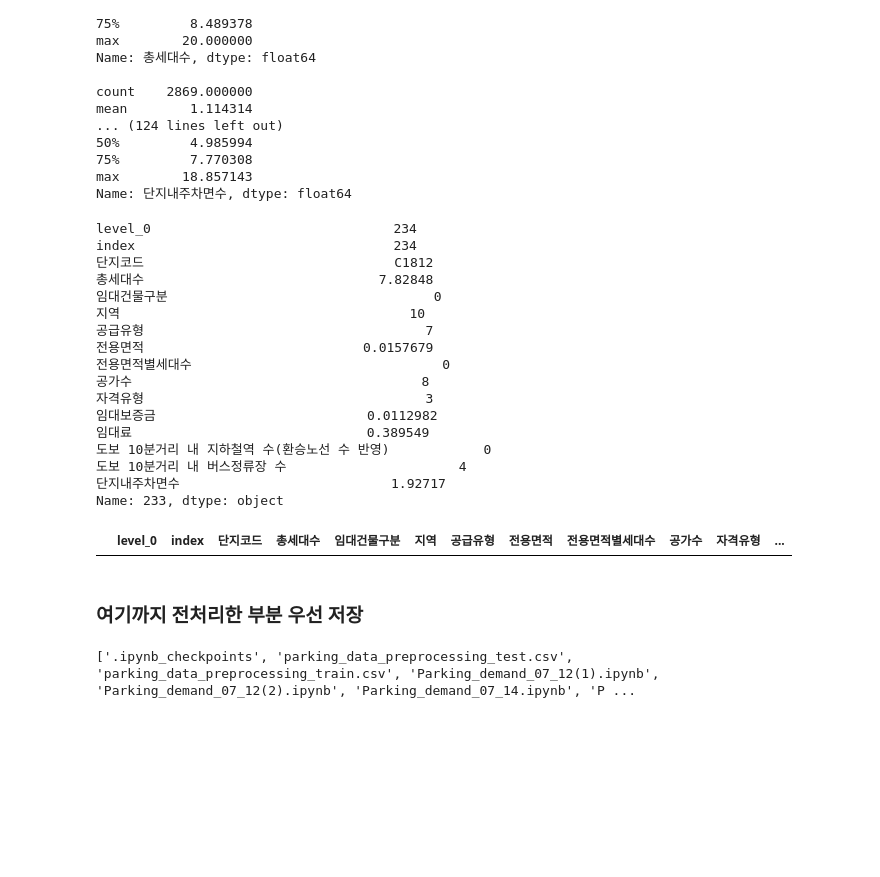
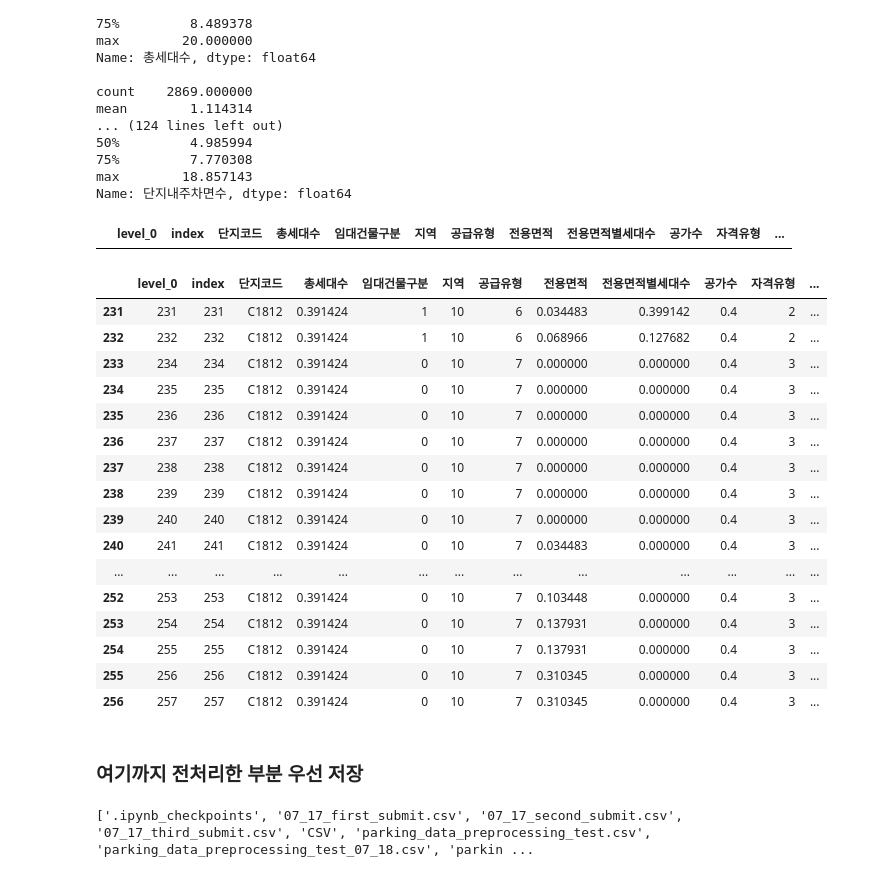
Before and after one commit to yejun-lee/DACON, a Jupyter notebook: Parking_demand/Parking_demand_07_16.ipynb, the cells around one changed output. Saved outputs shown, nothing was run; the diff lists cells and outputs as text; code cells hidden in the pictures; blank space fills up the shorter version.

```diff
--- a/Parking_demand/Parking_demand_07_16.ipynb
+++ b/Parking_demand/Parking_demand_07_16.ipynb
@@ -692,0 +908,8 @@ pd.set_option('display.max_rows', 30)
+# %%
+train1.loc[train1['임대건물구분']=='아파트', '건물_아파트'] = 1
+train1.loc[train1['임대건물구분']=='상가', '건물_아파트'] = 0
+
+train1.loc[train1['임대건물구분']=='아파트', '건물_상가'] = 0
+train1.loc[train1['임대건물구분']=='상가', '건물_상가'] = 1
+
+train1
@@ -692,0 +930,8 @@ pd.set_option('display.max_rows', 30)
+# %%
+test1.loc[test1['임대건물구분']=='아파트', '건물_아파트'] = 1
+test1.loc[test1['임대건물구분']=='상가', '건물_아파트'] = 0
+
+test1.loc[test1['임대건물구분']=='아파트', '건물_상가'] = 0
+test1.loc[test1['임대건물구분']=='상가', '건물_상가'] = 1
+
+test1
@@ -883,8 +1161,9 @@ Name: 단지내주차면수, dtype: float64
 # %%
 from sklearn.preprocessing import MinMaxScaler
 
-scal = ['총세대수', '전용면적', '전용면적별세대수', '공가수', '임대보증금', '임대료', '단지내주차면수']
-scaler = MinMaxScaler(feature_range=(0, 20))   # 0 ~ 20 사이로 정규화
+scal = ['총세대수', '전용면적', '전용면적별세대수', '공가수', '임대보증금', '임대료',
+        '단지내주차면수', '분양완료', '도보 10분거리 내 지하철역 수(환승노선 수 반영)', '도보 10분거리 내 버스정류장 수']
+scaler = MinMaxScaler(feature_range=(0, 1))   # 0 ~ 20 사이로 정규화
 
 for one in scal:
     scale_train = train1[one].values.reshape(-1, 1)
@@ -923,37 +1202,37 @@ max        18.857143
 Name: 단지내주차면수, dtype: float64
 # %%
 ## 전용면적이 (-)인 곳이 있네? 삭제
-test1 = test1.loc[test1['전용면적']>0, :].reset_index()
-test1.iloc[233]
+test1 = test1.loc[test1['임대보증금']>0, :].reset_index()
+test1.loc[test1['임대보증금']<0, :]
 # %% [output]
-level_0                               234
-index                                 234
-단지코드                                C1812
-총세대수                              7.82848
-임대건물구분                                  0
-지역                                     10
-공급유형                                    7
-전용면적                            0.0157679
-전용면적별세대수                                0
-공가수                                     8
-자격유형                                    3
-임대보증금                           0.0112982
-임대료                              0.389549
-도보 10분거리 내 지하철역 수(환승노선 수 반영)            0
-도보 10분거리 내 버스정류장 수                      4
-단지내주차면수                           1.92717
-Name: 233, dtype: object
+|  | level_0 | index | 단지코드 | 총세대수 | 임대건물구분 | 지역 | 공급유형 | 전용면적 | 전용면적별세대수 | 공가수 | 자격유형 | ... |
 # %%
-test1.loc[test1['전용면적']<0, :]
+test1.loc[test1['단지코드']=='C1812', :]
 # %% [output]
 |  | level_0 | index | 단지코드 | 총세대수 | 임대건물구분 | 지역 | 공급유형 | 전용면적 | 전용면적별세대수 | 공가수 | 자격유형 | ... |
+| 231 | 231 | 231 | C1812 | 0.391424 | 1 | 10 | 6 | 0.034483 | 0.399142 | 0.4 | 2 | ... |
+| 232 | 232 | 232 | C1812 | 0.391424 | 1 | 10 | 6 | 0.068966 | 0.127682 | 0.4 | 2 | ... |
+| 233 | 234 | 234 | C1812 | 0.391424 | 0 | 10 | 7 | 0.000000 | 0.000000 | 0.4 | 3 | ... |
+| 234 | 235 | 235 | C1812 | 0.391424 | 0 | 10 | 7 | 0.000000 | 0.000000 | 0.4 | 3 | ... |
+| 235 | 236 | 236 | C1812 | 0.391424 | 0 | 10 | 7 | 0.000000 | 0.000000 | 0.4 | 3 | ... |
+| 236 | 237 | 237 | C1812 | 0.391424 | 0 | 10 | 7 | 0.000000 | 0.000000 | 0.4 | 3 | ... |
+| 237 | 238 | 238 | C1812 | 0.391424 | 0 | 10 | 7 | 0.000000 | 0.000000 | 0.4 | 3 | ... |
+| 238 | 239 | 239 | C1812 | 0.391424 | 0 | 10 | 7 | 0.000000 | 0.000000 | 0.4 | 3 | ... |
+| 239 | 240 | 240 | C1812 | 0.391424 | 0 | 10 | 7 | 0.000000 | 0.000000 | 0.4 | 3 | ... |
+| 240 | 241 | 241 | C1812 | 0.391424 | 0 | 10 | 7 | 0.034483 | 0.000000 | 0.4 | 3 | ... |
+| ... | ... | ... | ... | ... | ... | ... | ... | ... | ... | ... | ... | ... |
+| 252 | 253 | 253 | C1812 | 0.391424 | 0 | 10 | 7 | 0.103448 | 0.000000 | 0.4 | 3 | ... |
+| 253 | 254 | 254 | C1812 | 0.391424 | 0 | 10 | 7 | 0.137931 | 0.000000 | 0.4 | 3 | ... |
+| 254 | 255 | 255 | C1812 | 0.391424 | 0 | 10 | 7 | 0.137931 | 0.000000 | 0.4 | 3 | ... |
+| 255 | 256 | 256 | C1812 | 0.391424 | 0 | 10 | 7 | 0.310345 | 0.000000 | 0.4 | 3 | ... |
+| 256 | 257 | 257 | C1812 | 0.391424 | 0 | 10 | 7 | 0.310345 | 0.000000 | 0.4 | 3 | ... |
 # %% [markdown]
 ### 여기까지 전처리한 부분 우선 저장
 # %%
-train1.to_csv('parking_data_preprocessing_train.csv', index=False)
-test1.to_csv('parking_data_preprocessing_test.csv', index=False)
+train1.to_csv('parking_data_preprocessing_train_07_18.csv', index=False)
+test1.to_csv('parking_data_preprocessing_test_07_18.csv', index=False)
 
 import os
 print(os.listdir(os.getcwd()))
 # %% [output]
-['.ipynb_checkpoints', 'parking_data_preprocessing_test.csv', 'parking_data_preprocessing_train.csv', 'Parking_demand_07_12(1).ipynb', 'Parking_demand_07_12(2).ipynb', 'Parking_demand_07_14.ipynb', 'P ...
+['.ipynb_checkpoints', '07_17_first_submit.csv', '07_17_second_submit.csv', '07_17_third_submit.csv', 'CSV', 'parking_data_preprocessing_test.csv', 'parking_data_preprocessing_test_07_18.csv', 'parkin ...
```
Also changed, not shown: parts of 37 cells of this notebook.
